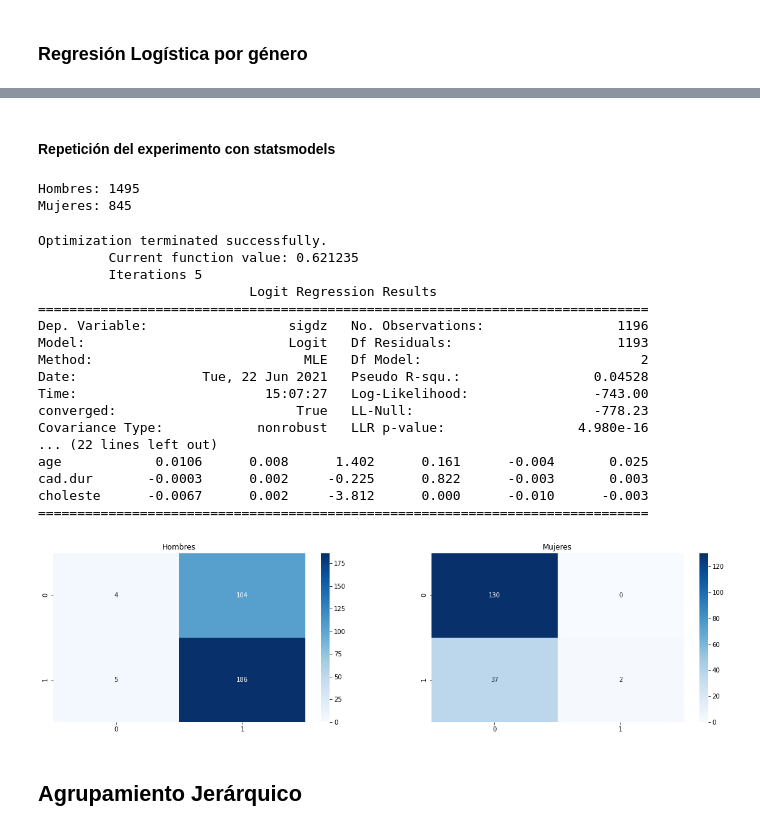
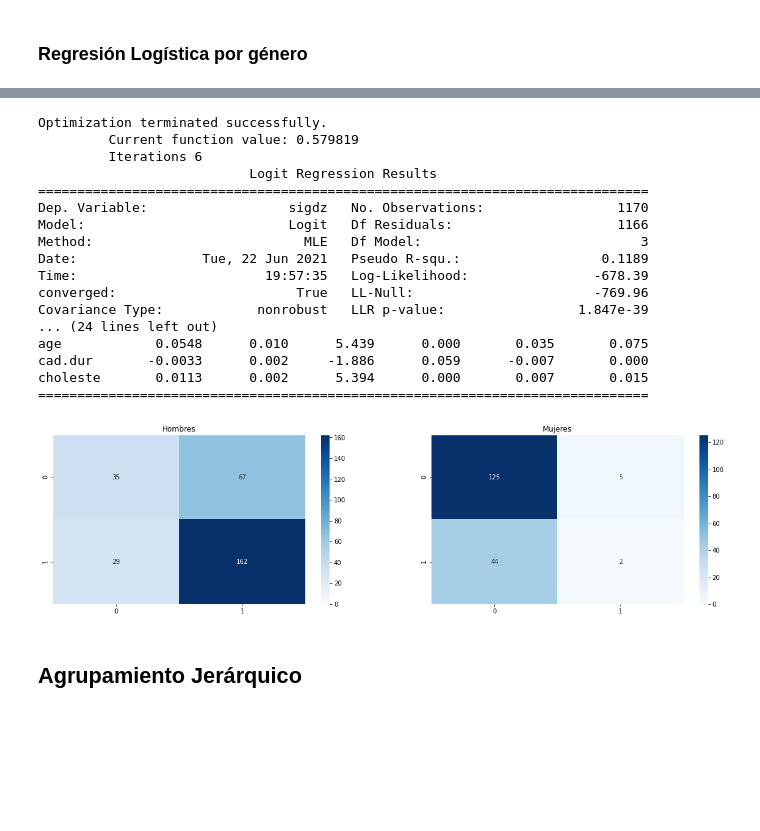
Before and after one commit to FelipeGorostiaga/MachineLearning, a Jupyter notebook: src/tp4/tp4.ipynb, the cells around one changed output, grey strips where cells are left out. Saved outputs shown, nothing was run; the diff lists cells and outputs as text; code cells hidden in the pictures; blank space fills up the shorter version.

```diff
--- a/src/tp4/tp4.ipynb
+++ b/src/tp4/tp4.ipynb
@@ -130,11 +130,12 @@ weighted avg       0.62      0.62      0.62       468
 # %%
 import statsmodels.api as sm
 
-def train_statsmodels_model(data, fields, result_var, params=None):
-    model = sm.Logit(data[result_var], data[fields]).fit()
+def train_statsmodels_model(data, x1, result_var, params=None):
+    model = sm.Logit(data[result_var], x1).fit()
     print(model.summary())
     return model
 
-statsmodel = train_statsmodels_model(train, numeric_columns, result_column)
+x1 = sm.add_constant(train[numeric_columns])
+statsmodel = train_statsmodels_model(train, x1, result_column)
 # %% [output]
 Optimization terminated successfully.
@@ -158,6 +160,7 @@ choleste      -0.0038      0.001     -4.473      0.000      -0.005      -0.002
 ==============================================================================
 # %%
-yhat = statsmodel.predict(test[numeric_columns])
+x2 = sm.add_constant(test[numeric_columns])
+yhat = statsmodel.predict(x2)
 predicted_2 = list(map(round, yhat))
 print('Actual values', list(test[result_column].values))
 print('statsmodels Predictions :', predicted_2)
@@ -209,4 +203,0 @@ for test, pred, title in zip(tests, preds, titles):
-# %%
-for test, pred, title in zip(tests, preds, titles):
-    print(title)
-    print(classification_report(test[result_column], pred))
@@ -233,59 +204,52 @@ weighted avg       0.81      0.63      0.67       169
-# %% [markdown]
-#### Repetición del experimento con statsmodels
-# %%
-men = df[df.sex == 0]
-women = df[df.sex == 1]
-
-train_men, test_men = train_test_split(men, test_size=0.2)
-train_women, test_women = train_test_split(women, test_size=0.2)
-print(f'Hombres: {len(men)}\nMujeres: {len(women)}')
-# %% [output]
-Hombres: 1495
-Mujeres: 845
 # %%
-model_men_2 = train_statsmodels_model(train_men, numeric_columns, result_column)
-model_women_2 = train_statsmodels_model(train_women, numeric_columns, result_column)
+import matplotlib.pyplot as plt
 
-predicted_men = model.predict(test_men[numeric_columns])
-predicted_women = model.predict(test_women[numeric_columns])
+x1_men = sm.add_constant(train_men[numeric_columns])
+x1_women = sm.add_constant(train_women[numeric_columns])
 
-yhat_men = model_men_2.predict(test_men[numeric_columns])
+model_men_2 = train_statsmodels_model(train_men, x1_men, result_column)
+model_women_2 = train_statsmodels_model(train_women, x1_women, result_column)
+
+x2_men = sm.add_constant(test_men[numeric_columns])
+x2_women = sm.add_constant(test_women[numeric_columns])
+
+yhat_men = model_men_2.predict(x2_men)
 predicted_men_2 = list(map(round, yhat_men))
-yhat_women = model_women_2.predict(test_women[numeric_columns])
+yhat_women = model_women_2.predict(x2_women)
 predicted_women_2 = list(map(round, yhat_women))
 
 tests = [test_men, test_women]
 preds = [predicted_men_2, predicted_women_2]
 titles = ['Hombres', 'Mujeres']
 
 conf_mat_fig = plt.figure(figsize=(20,5))
 i = 1
 j = 2
 k = 1
-for test, pred, title in zip(tests, preds, titles):
+for test_specific, pred, title in zip(tests, preds, titles):
     mat_ax = conf_mat_fig.add_subplot(i, j, k)
     mat_ax.set_title(title)
-    plot_confusion_matrix(test, result_column, pred, ax=mat_ax)
+    plot_confusion_matrix(test_specific, result_column, pred, ax=mat_ax)
     k += 1
 # %% [output]
 Optimization terminated successfully.
-         Current function value: 0.621235
-         Iterations 5
+         Current function value: 0.579819
+         Iterations 6
                            Logit Regression Results
 ==============================================================================
-Dep. Variable:                  sigdz   No. Observations:                 1196
-Model:                          Logit   Df Residuals:                     1193
-Method:                           MLE   Df Model:                            2
-Date:                Tue, 22 Jun 2021   Pseudo R-squ.:                 0.04528
-Time:                        15:07:27   Log-Likelihood:                -743.00
-converged:                       True   LL-Null:                       -778.23
-Covariance Type:            nonrobust   LLR p-value:                 4.980e-16
-... (22 lines left out)
-age            0.0106      0.008      1.402      0.161      -0.004       0.025
-cad.dur       -0.0003      0.002     -0.225      0.822      -0.003       0.003
-choleste      -0.0067      0.002     -3.812      0.000      -0.010      -0.003
+Dep. Variable:                  sigdz   No. Observations:                 1170
+Model:                          Logit   Df Residuals:                     1166
+Method:                           MLE   Df Model:                            3
+Date:                Tue, 22 Jun 2021   Pseudo R-squ.:                  0.1189
+Time:                        19:57:35   Log-Likelihood:                -678.39
+converged:                       True   LL-Null:                       -769.96
+Covariance Type:            nonrobust   LLR p-value:                 1.847e-39
+... (24 lines left out)
+age            0.0548      0.010      5.439      0.000       0.035       0.075
+cad.dur       -0.0033      0.002     -1.886      0.059      -0.007       0.000
+choleste       0.0113      0.002      5.394      0.000       0.007       0.015
 ==============================================================================
-[figure, old version]
+[figure, new version]
 # %% [markdown]
 ## Agrupamiento Jerárquico
 # %%
```
Also changed, not shown: parts of 36 cells of this notebook.
